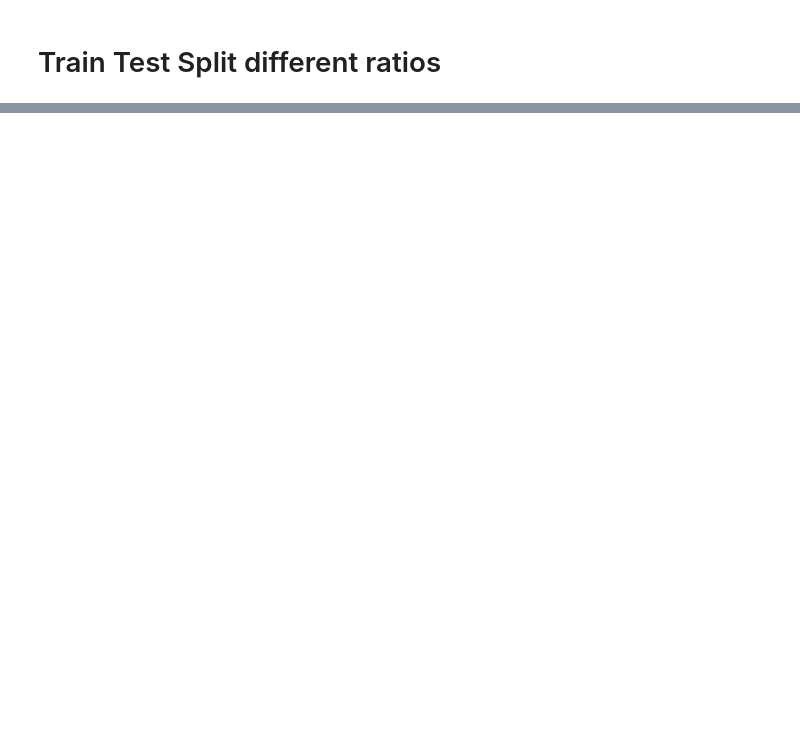
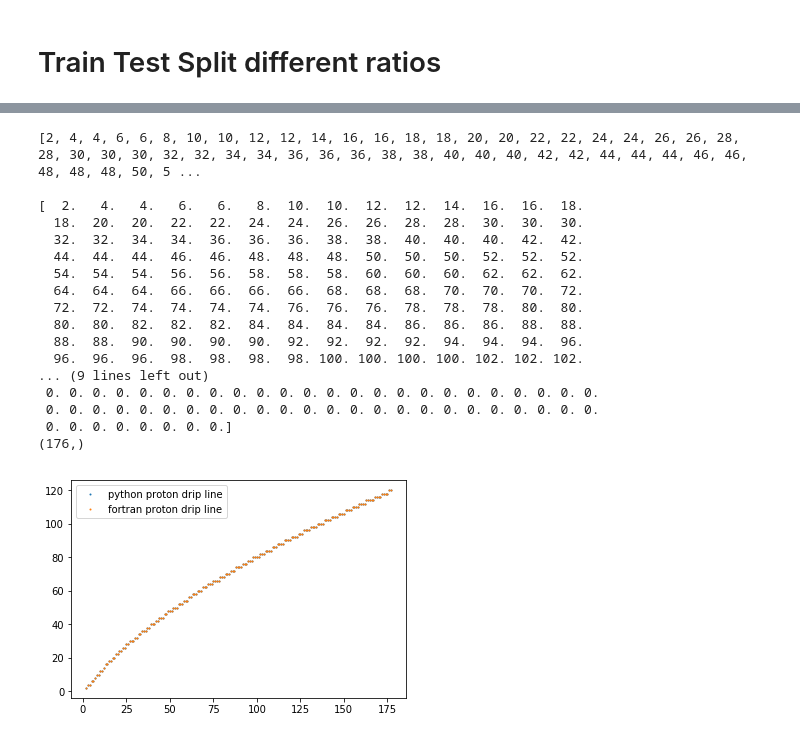
Before and after one commit to MAtthewCrow12/CrowleyDLP, a Jupyter notebook: train_test_split.ipynb, the cells around one changed output, grey strips where cells are left out. Saved outputs shown, nothing was run; the diff lists cells and outputs as text; code cells hidden in the pictures; blank space fills up the shorter version.

```diff
--- a/train_test_split.ipynb
+++ b/train_test_split.ipynb
@@ -371,0 +489,74 @@ plt.show()
+# %%
+
+zdrip=[]
+ndep=[]
+zdripndep=[]
+initialz=0
+finalz=177
+
+forndep  = np.genfromtxt('zdrip.dat',usecols=0)
+forzdrip = np.genfromtxt('zdrip.dat',usecols=1)
+forzdripndep = np.transpose(np.stack((forndep,forzdrip )))
+
+
+for n in range(1, 178):
+    for z in range(initialz, finalz):
+        befirst=binde(z,n)
+        besecond=binde(z+1,n)
+        separationE=besecond-befirst
+
+        #print('n: ', n, 'z:', z)
+        #print('initialz:', initialz)
+        #print('finalz:', finalz)
+        #print('first: ', befirst)
+        #print('second: ', besecond)
+        #print('separation: ', separationE, '\n')
+
+        if separationE<=0 and besecond>=0 and befirst>=0:
+
+            #print('IF STATEMENT ACTIVATED !!!!!!!!!!!')
+            ndep.append(n)
+            zdrip.append(z)
+            finalz=z+10
+            if z>=10:
+                initialz=z-10
+            else:
+                initialz=0
+            break
+
+
+
+
+
+zdripndep = np.transpose(np.stack((ndep,zdrip )))
+
+
+difference=zdrip-forzdrip
+print(zdrip, '\n')
+print(forzdrip, '\n')
+print(difference)
+print(np.shape(difference))
+
+plt.plot(ndep,zdrip,'o',markersize=1,label='python proton drip line')
+plt.plot(forndep, forzdrip,'o',markersize=1,label='fortran proton drip line')
+plt.legend()
+plt.show()
+# %% [output]
+[2, 4, 4, 6, 6, 8, 10, 10, 12, 12, 14, 16, 16, 18, 18, 20, 20, 22, 22, 24, 24, 26, 26, 28, 28, 30, 30, 30, 32, 32, 34, 34, 36, 36, 36, 38, 38, 40, 40, 40, 42, 42, 44, 44, 44, 46, 46, 48, 48, 48, 50, 5 ...
+
+[  2.   4.   4.   6.   6.   8.  10.  10.  12.  12.  14.  16.  16.  18.
+  18.  20.  20.  22.  22.  24.  24.  26.  26.  28.  28.  30.  30.  30.
+  32.  32.  34.  34.  36.  36.  36.  38.  38.  40.  40.  40.  42.  42.
+  44.  44.  44.  46.  46.  48.  48.  48.  50.  50.  50.  52.  52.  52.
+  54.  54.  54.  56.  56.  58.  58.  58.  60.  60.  60.  62.  62.  62.
+  64.  64.  64.  66.  66.  66.  66.  68.  68.  68.  70.  70.  70.  72.
+  72.  72.  74.  74.  74.  74.  76.  76.  76.  78.  78.  78.  80.  80.
+  80.  80.  82.  82.  82.  84.  84.  84.  84.  86.  86.  86.  88.  88.
+  88.  88.  90.  90.  90.  90.  92.  92.  92.  92.  94.  94.  94.  96.
+  96.  96.  96.  98.  98.  98.  98. 100. 100. 100. 100. 102. 102. 102.
+... (9 lines left out)
+ 0. 0. 0. 0. 0. 0. 0. 0. 0. 0. 0. 0. 0. 0. 0. 0. 0. 0. 0. 0. 0. 0. 0. 0.
+ 0. 0. 0. 0. 0. 0. 0. 0. 0. 0. 0. 0. 0. 0. 0. 0. 0. 0. 0. 0. 0. 0. 0. 0.
+ 0. 0. 0. 0. 0. 0. 0. 0.]
+(176,)
+[figure, added]
```
Also changed, not shown: parts of 13 cells of this notebook, 3 other files.
